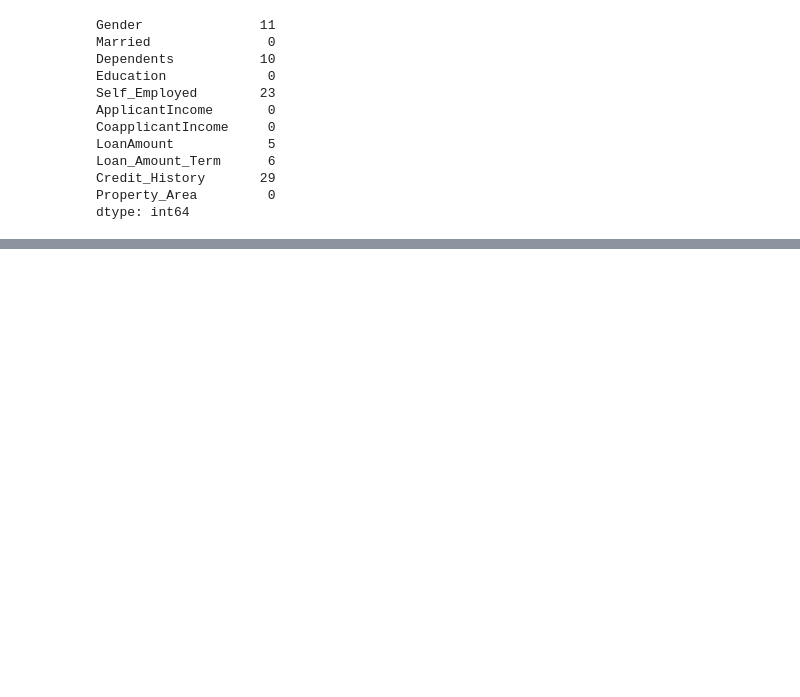
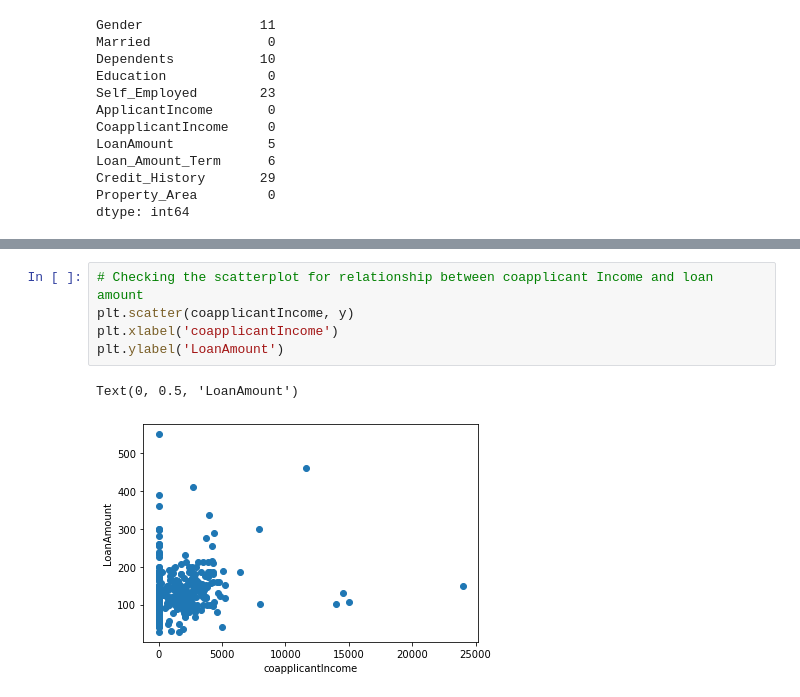
Before and after one commit to JosephMutua/Hustler-fund-loan-prediction, a Jupyter notebook: Hustler-fund-prediction-model.ipynb, the cells around one changed output, grey strips where cells are left out. Saved outputs shown, nothing was run; the diff lists cells and outputs as text; blank space fills up the shorter version.

```diff
--- a/Hustler-fund-prediction-model.ipynb
+++ b/Hustler-fund-prediction-model.ipynb
@@ -132,0 +147,8 @@ dtype: object
+# %%
+# Checking the scatterplot for relationship between coapplicant Income and loan amount
+plt.scatter(coapplicantIncome, y)
+plt.xlabel('coapplicantIncome')
+plt.ylabel('LoanAmount')
+# %% [output]
+Text(0, 0.5, 'LoanAmount')
+[figure, added]
```
Also changed, not shown: parts of 13 cells of this notebook.
